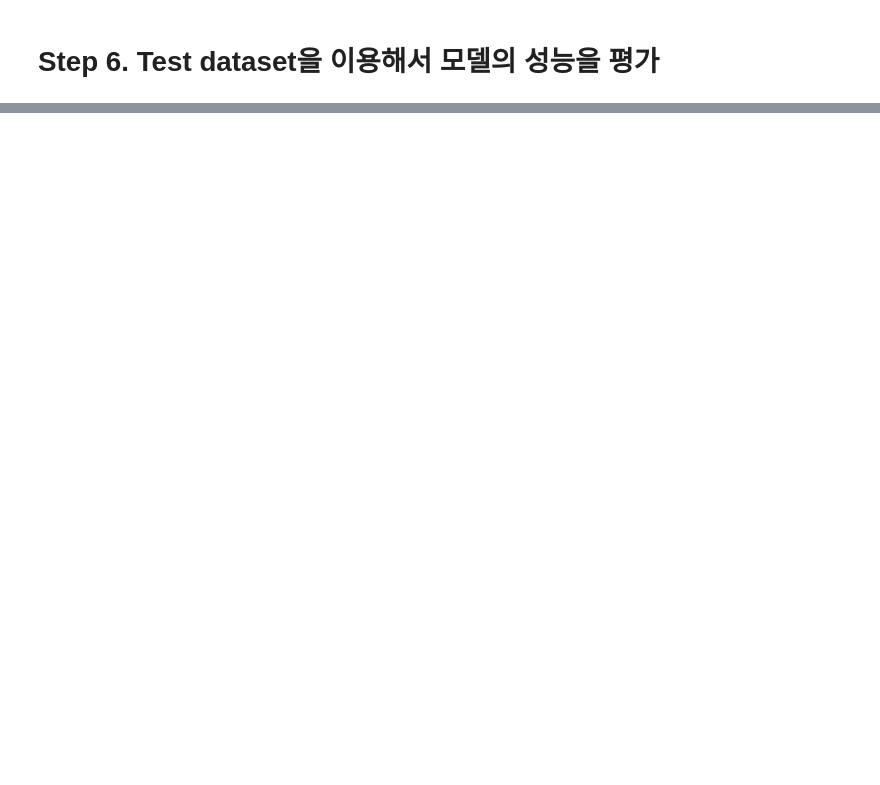
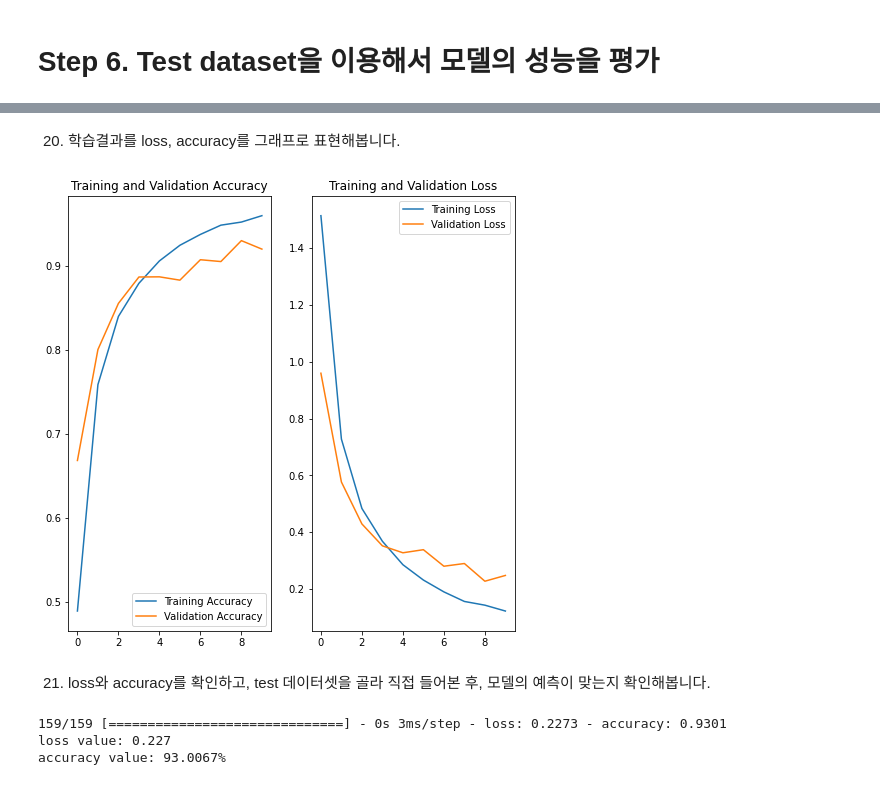
Before and after one commit to Jeongeun-Kwak/E, a Jupyter notebook: (E5) Spectrogram Classification Model Making.ipynb, the cells around one changed output, grey strips where cells are left out. Drawn from its saved outputs; the diff is of its cells as text; code cells hidden in the pictures; blank space fills up the shorter version.

```diff
--- a/(E5) Spectrogram Classification Model Making.ipynb
+++ b/(E5) Spectrogram Classification Model Making.ipynb
@@ -602,8 +336,0 @@ test labels :  (5062,)
-# %%
-batch_size = 32
-max_epochs = 1 # 10
-
-# the save point
-checkpoint_dir = os.getenv('HOME')+'/aiffel/speech_recognition/models/wav'
-
-checkpoint_dir
@@ -675,0 +455,8 @@ ValueError: Input 0 of layer conv2d_4 is incompatible with the layer: expected n
+# %%
+#30분 내외 소요
+history_spec_skip_2 = model_spec_skip_2.fit(train_dataset_2, epochs=max_epochs, # max_epochs
+                    steps_per_epoch=len(train_spec_2) // batch_size,
+                    validation_data=test_dataset_2,
+                    validation_steps=len(test_spec_2) // batch_size,
+                    callbacks=[cp_callback]
+                    )
@@ -675,0 +481,43 @@ ValueError: Input 0 of layer conv2d_4 is incompatible with the layer: expected n
+# %% [markdown]
+20. 학습결과를 loss, accuracy를 그래프로 표현해봅니다.
+# %%
+import matplotlib.pyplot as plt
+
+acc = history_spec_skip_2.history['accuracy']
+val_acc = history_spec_skip_2.history['val_accuracy']
+
+loss=history_spec_skip_2.history['loss']
+val_loss=history_spec_skip_2.history['val_loss']
+
+epochs_range = range(len(acc))
+
+plt.figure(figsize=(8, 8))
+plt.subplot(1, 2, 1)
+plt.plot(epochs_range, acc, label='Training Accuracy')
+plt.plot(epochs_range, val_acc, label='Validation Accuracy')
+plt.legend(loc='lower right')
+plt.title('Training and Validation Accuracy')
+
+plt.subplot(1, 2, 2)
+plt.plot(epochs_range, loss, label='Training Loss')
+plt.plot(epochs_range, val_loss, label='Validation Loss')
+plt.legend(loc='upper right')
+plt.title('Training and Validation Loss')
+plt.show()
+# %% [output]
+[figure, added]
+# %% [markdown]
+21. loss와 accuracy를 확인하고, test 데이터셋을 골라 직접 들어본 후, 모델의 예측이 맞는지 확인해봅니다.
+# %%
+# Evaluation
+model_spec_skip_2.load_weights(checkpoint_dir)
+results_skip_2 = model_spec_skip_2.evaluate(test_dataset_2)
+
+# loss
+print("loss value: {:.3f}".format(results_skip_2[0]))
+# accuracy
+print("accuracy value: {:.4f}%".format(results_skip_2[1]*100))
+# %% [output]
+159/159 [==============================] - 0s 3ms/step - loss: 0.2273 - accuracy: 0.9301
+loss value: 0.227
+accuracy value: 93.0067%
```
Also changed, not shown: parts of 110 cells of this notebook, 1 other file.
